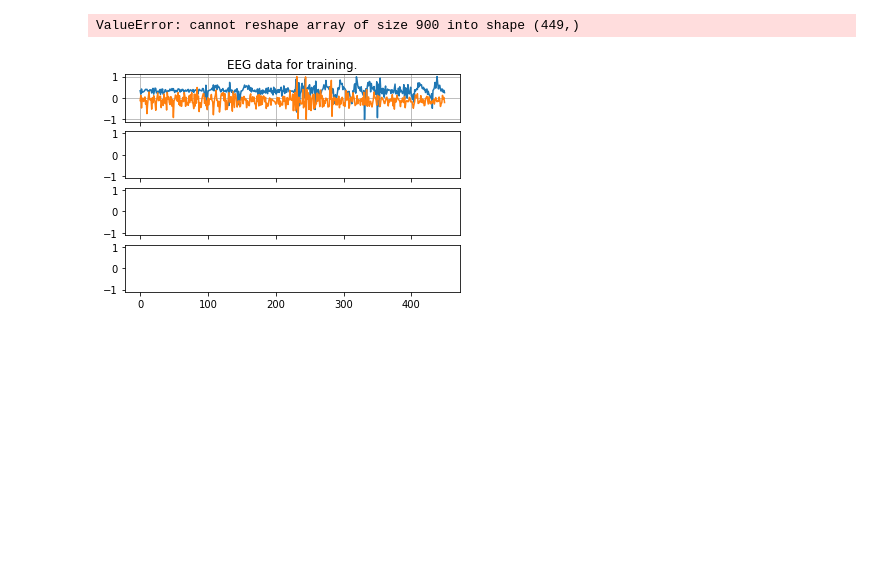
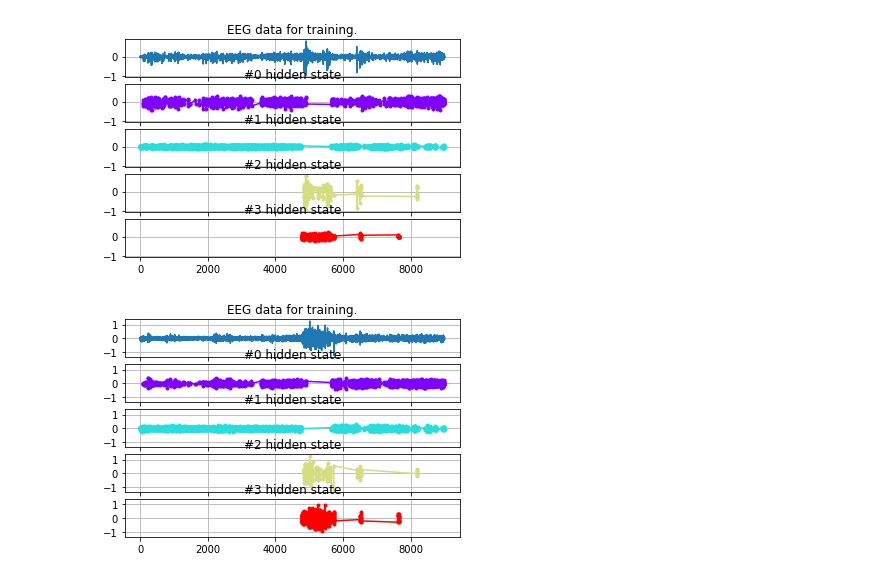
Before and after one commit to ktsimring/final-project, a Jupyter notebook: HMM Example EEG.ipynb, the cells around one changed output. Drawn from its saved outputs; the diff is of its cells as text; code cells hidden in the pictures; blank space fills up the shorter version.

```diff
--- a/HMM Example EEG.ipynb
+++ b/HMM Example EEG.ipynb
@@ -96,9 +86,9 @@ scalers, train, test = make_data(sig, False)
 # %%
-model_3 = hmm.GaussianHMM(n_components=3, covariance_type="diag", n_iter = 500, verbose=True).fit(train)
+model_3 = hmm.GaussianHMM(n_components=4, covariance_type="diag", n_iter = 500, verbose=True).fit(train)
 print(model_3.means_)
 print(model_3.covars_)
 print(model_3.startprob_)
 print(model_3.transmat_)
 z = model_3.predict(train)
-print z
+print z.shape
 # %% [output]
@@ -154,22 +130,25 @@ print z
 # %%
-fig, axs = plt.subplots(model_3.n_components+1, sharex=True, sharey=True)
-colours = cm.rainbow(np.linspace(0, 1, model_3.n_components))
-time = np.arange(len(train))
-axs[0].plot(time, train)
-axs[0].set_title("EEG data for training.")
-axs[0].grid(True)
-train = train.reshape(len(train) - 1)
-for i  in range(1,model_3.n_components+1):
-    mask = z == i-1
-    print(time[mask])
-    axs[i].plot(time[mask], train[mask], ".-", c=colours[i-1])
-    axs[i].set_title("#{0} hidden state".format(i-1))
+for k in range(train.shape[1]):
+    fig, axs = plt.subplots(model_3.n_components+1, sharex=True, sharey=True)
+    colours = cm.rainbow(np.linspace(0, 1, model_3.n_components))
+    time = np.arange(len(train))
+    axs[0].plot(time, train[:,k])
+    axs[0].set_title("EEG data for training.")
+    axs[0].grid(True)
+    train_k = train[:,k]
 
-    axs[i].grid(True)
+    for i  in range(1,model_3.n_components+1):
+        mask = z == i-1
+        #print(time[mask])
+        axs[i].plot(time[mask], train_k[mask], ".-", c=colours[i-1])
+        axs[i].set_title("#{0} hidden state".format(i-1))
 
-plt.show()
+        axs[i].grid(True)
+
+
+    plt.show()
 # %% [output]
-ValueError: cannot reshape array of size 900 into shape (449,)
-[figure, old version]
+[figure, new version]
+[figure, added]
 # %%
 from sklearn.utils import check_random_state
```
Also changed, not shown: parts of 6 cells of this notebook.
